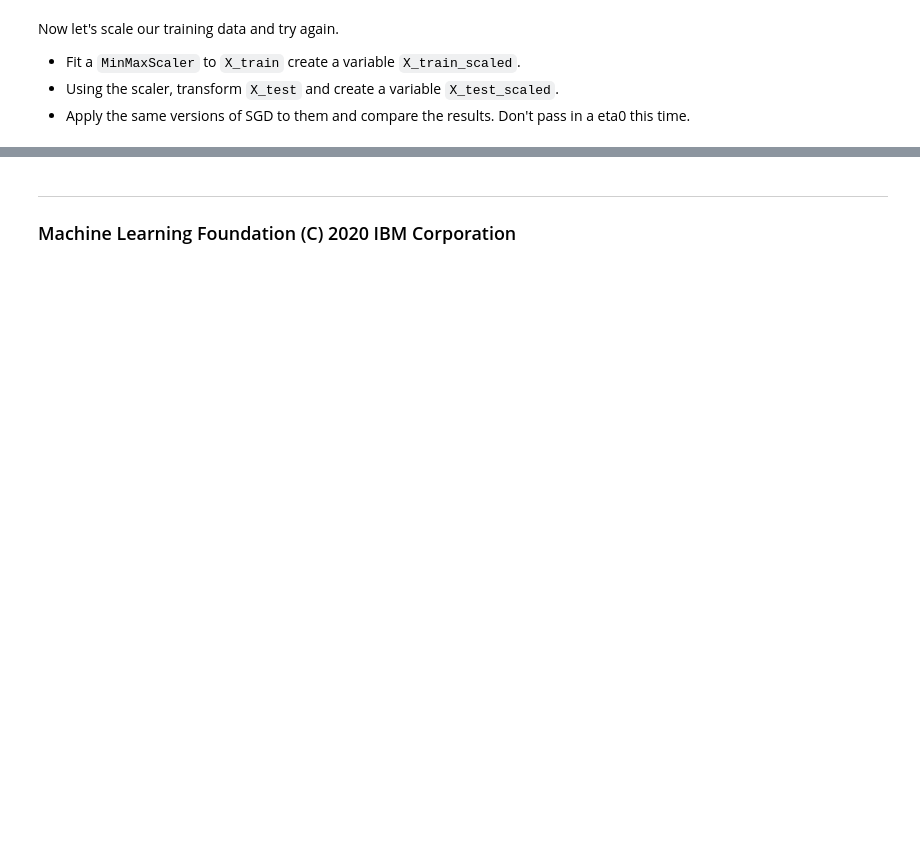
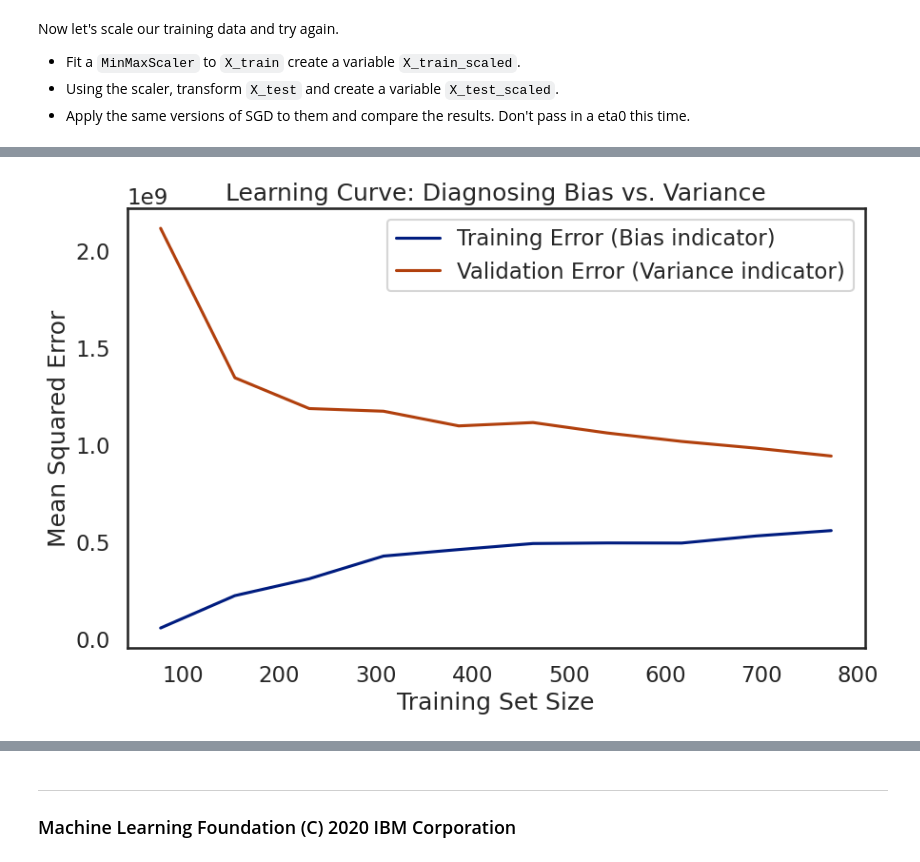
Before and after one commit to batspike/ML-Projects-and-Tutorials, a Jupyter notebook: IBM_Machine_Learning/02_SupervisedMachineLearning_Regression/Module4_DemoLab_PolynomialFeaturesAndRegularization.ipynb, the cells around one changed output, grey strips where cells are left out. Drawn from its saved outputs; the diff is of its cells as text; code cells hidden in the pictures; blank space fills up the shorter version.

```diff
--- a/IBM_Machine_Learning/02_SupervisedMachineLearning_Regression/Module4_DemoLab_PolynomialFeaturesAndRegularization.ipynb
+++ b/IBM_Machine_Learning/02_SupervisedMachineLearning_Regression/Module4_DemoLab_PolynomialFeaturesAndRegularization.ipynb
@@ -603,0 +699,4 @@ rmse_df
+# %%
+plot_learning_curve(lassoCV, X_train, y_train)
+# %% [output]
+[figure, added]
```
Also changed, not shown: parts of 15 cells of this notebook, 1 other file.
